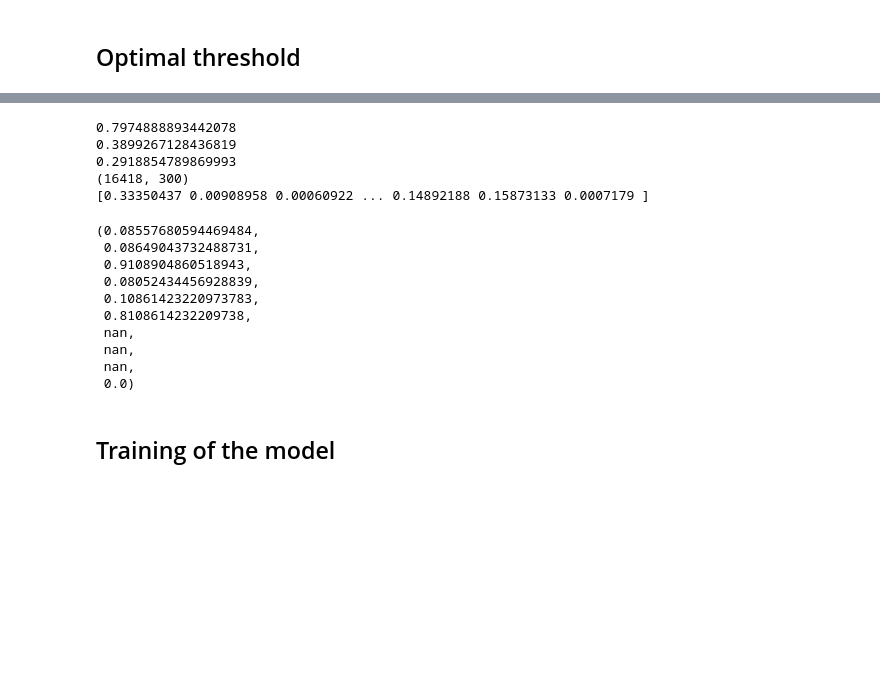
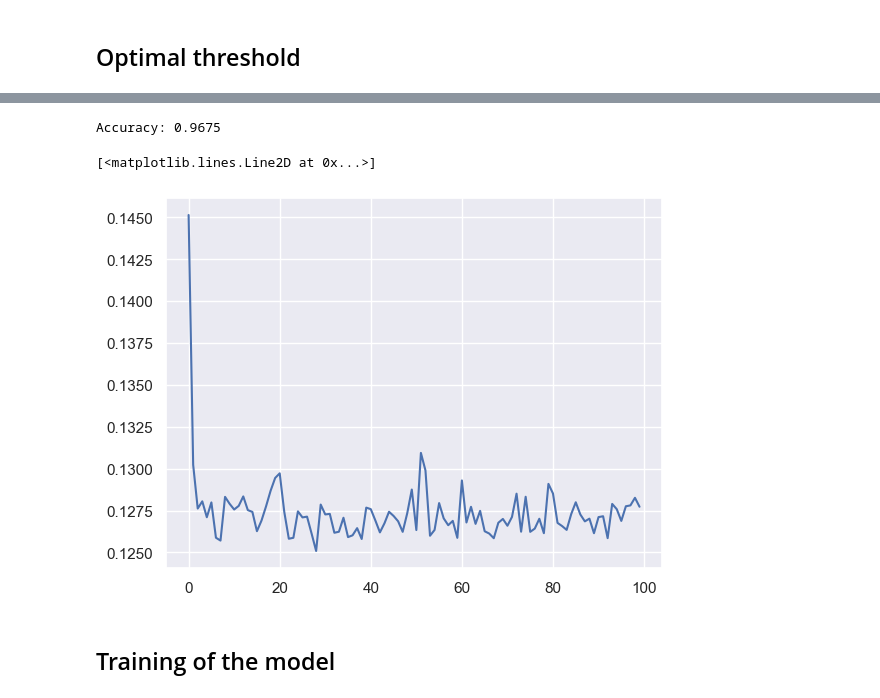
Before and after one commit to amigourou/machine-learning-course, a Jupyter notebook: ML-advanced/TD3/lab3.ipynb, the cells around one changed output, grey strips where cells are left out. Drawn from its saved outputs; the diff is of its cells as text; code cells hidden in the pictures; blank space fills up the shorter version.

```diff
--- a/ML-advanced/TD3/lab3.ipynb
+++ b/ML-advanced/TD3/lab3.ipynb
@@ -292,32 +291,21 @@ False
 # %%
-model = StochasticLogisticRegression(2, 0.001, 64)
-model.fit(X_train[:10000], y_train[:10000], max_iter=3, minibatch=True, bsize=512)
-
+model = StochasticLogisticRegression(1, 0.0001, 512)
+model.fit(X_train, y_train, max_iter=100, minibatch=True)
 
 
 # Make predictions on the test set
 y_pred = model.predict(X_test)
 
-model.accuracy_evaluation(X_test, y_test)
+# model.accuracy_evaluation(X_test, y_test)
 
-# accuracy = accuracy_score(y_test, y_pred)
-# print(f"Accuracy: {accuracy:.4f}")
+accuracy = accuracy_score(y_test, y_pred)
+print(f"Accuracy: {accuracy:.4f}")
+
+plt.plot(model.f_history_)
 # %% [output]
-0.7974888893442078
-0.3899267128436819
-0.2918854789869993
-(16418, 300)
-[0.33350437 0.00908958 0.00060922 ... 0.14892188 0.15873133 0.0007179 ]
+Accuracy: 0.9675
-(0.08557680594469484,
- 0.08649043732488731,
- 0.9108904860518943,
- 0.08052434456928839,
- 0.10861423220973783,
- 0.8108614232209738,
- nan,
- nan,
- nan,
- 0.0)
+[<matplotlib.lines.Line2D at 0x...>]
+[figure, added]
 # %% [markdown]
 ## Training of the model
 # %%
```
Also changed, not shown: parts of 5 cells of this notebook.
